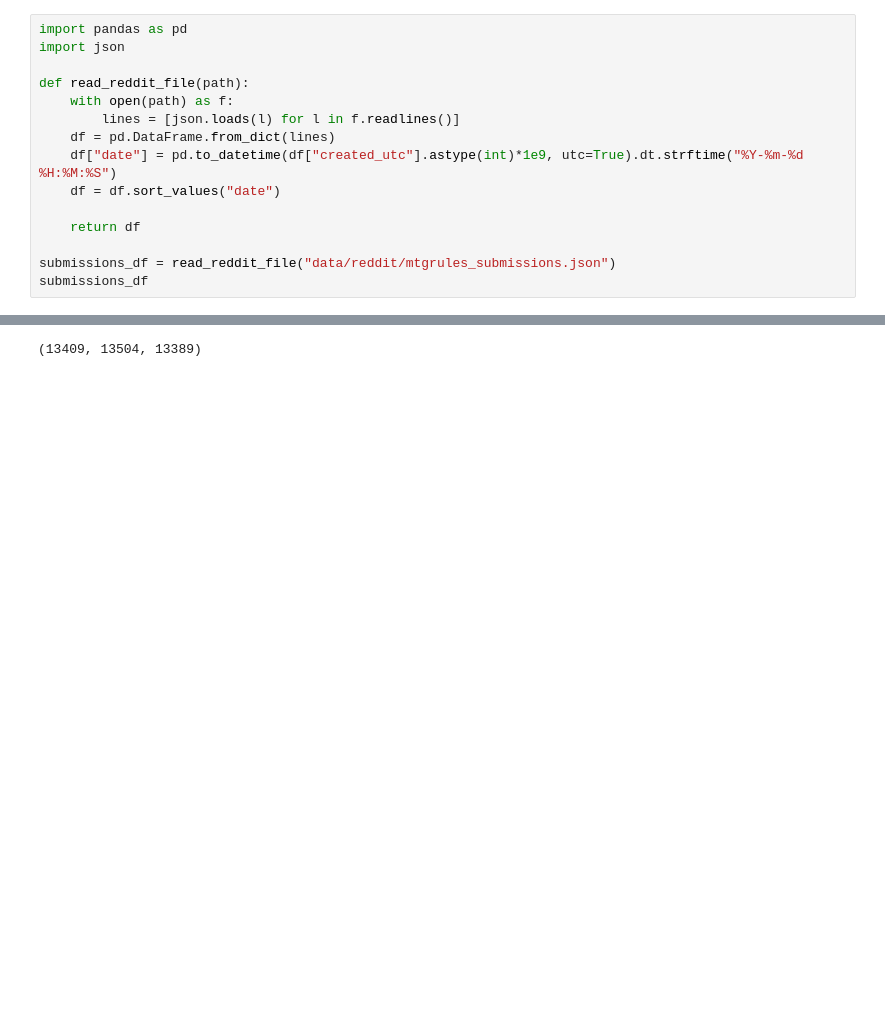
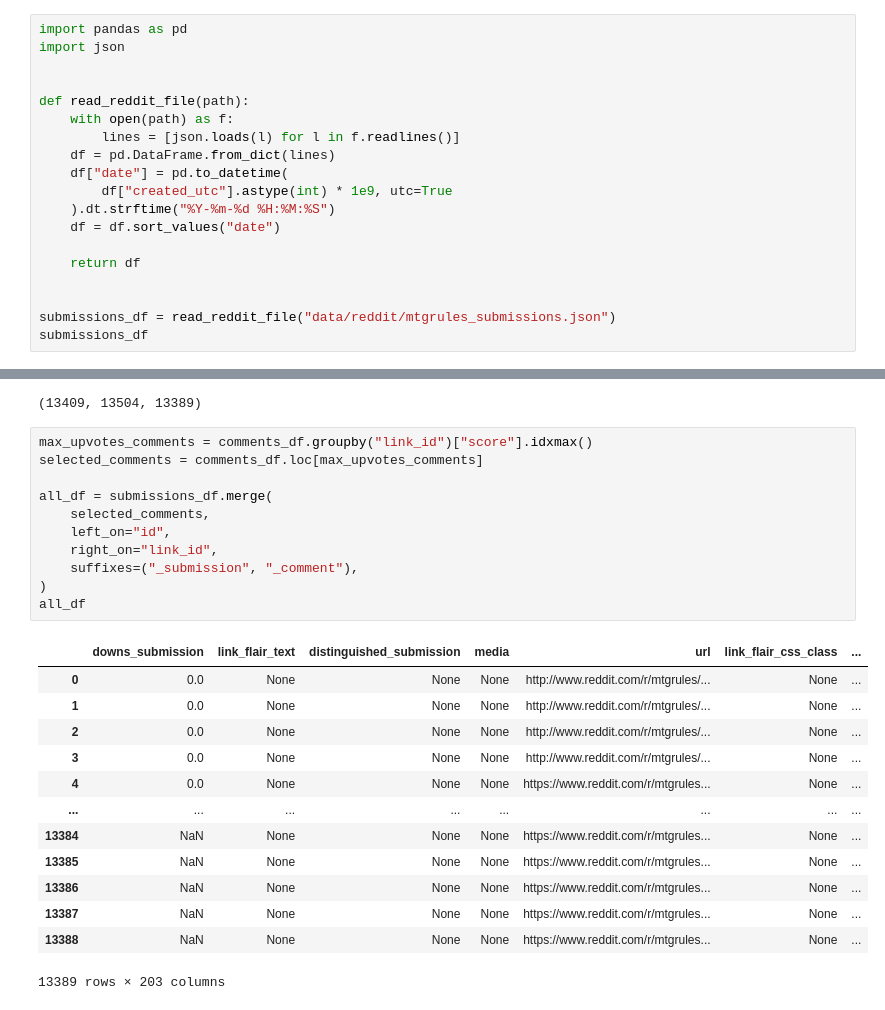
Before and after one commit to Javier-Jimenez99/gatherer-sage, a Jupyter notebook: reddit.ipynb, the cells around one changed output, grey strips where cells are left out. Cells and saved outputs as stored; diff of their text form; blank space fills up the shorter version.

```diff
--- a/reddit.ipynb
+++ b/reddit.ipynb
@@ -1,16 +1,20 @@
 # %%
 import pandas as pd
 import json
+
 
 def read_reddit_file(path):
     with open(path) as f:
         lines = [json.loads(l) for l in f.readlines()]
     df = pd.DataFrame.from_dict(lines)
-    df["date"] = pd.to_datetime(df["created_utc"].astype(int)*1e9, utc=True).dt.strftime("%Y-%m-%d %H:%M:%S")
+    df["date"] = pd.to_datetime(
+        df["created_utc"].astype(int) * 1e9, utc=True
+    ).dt.strftime("%Y-%m-%d %H:%M:%S")
     df = df.sort_values("date")
 
     return df
 
+
 submissions_df = read_reddit_file("data/reddit/mtgrules_submissions.json")
 submissions_df
 # %% [output]
@@ -99,3 +103,28 @@ s2 = set(submissions_df["id"])
 len(s1), len(s2), len(s1.intersection(s2))
 # %% [output]
 (13409, 13504, 13389)
+# %%
+max_upvotes_comments = comments_df.groupby("link_id")["score"].idxmax()
+selected_comments = comments_df.loc[max_upvotes_comments]
+
+all_df = submissions_df.merge(
+    selected_comments,
+    left_on="id",
+    right_on="link_id",
+    suffixes=("_submission", "_comment"),
+)
+all_df
+# %% [output]
+|  | downs_submission | link_flair_text | distinguished_submission | media | url | link_flair_css_class | ... |
+| 0 | 0.0 | None | None | None | http://www.reddit.com/r/mtgrules/... | None | ... |
+| 1 | 0.0 | None | None | None | http://www.reddit.com/r/mtgrules/... | None | ... |
+| 2 | 0.0 | None | None | None | http://www.reddit.com/r/mtgrules/... | None | ... |
+| 3 | 0.0 | None | None | None | http://www.reddit.com/r/mtgrules/... | None | ... |
+| 4 | 0.0 | None | None | None | https://www.reddit.com/r/mtgrules... | None | ... |
+| ... | ... | ... | ... | ... | ... | ... | ... |
+| 13384 | NaN | None | None | None | https://www.reddit.com/r/mtgrules... | None | ... |
+| 13385 | NaN | None | None | None | https://www.reddit.com/r/mtgrules... | None | ... |
+| 13386 | NaN | None | None | None | https://www.reddit.com/r/mtgrules... | None | ... |
+| 13387 | NaN | None | None | None | https://www.reddit.com/r/mtgrules... | None | ... |
+| 13388 | NaN | None | None | None | https://www.reddit.com/r/mtgrules... | None | ... |
+13389 rows × 203 columns
```
Also changed, not shown: parts of 1 cell of this notebook, 1 other file.
